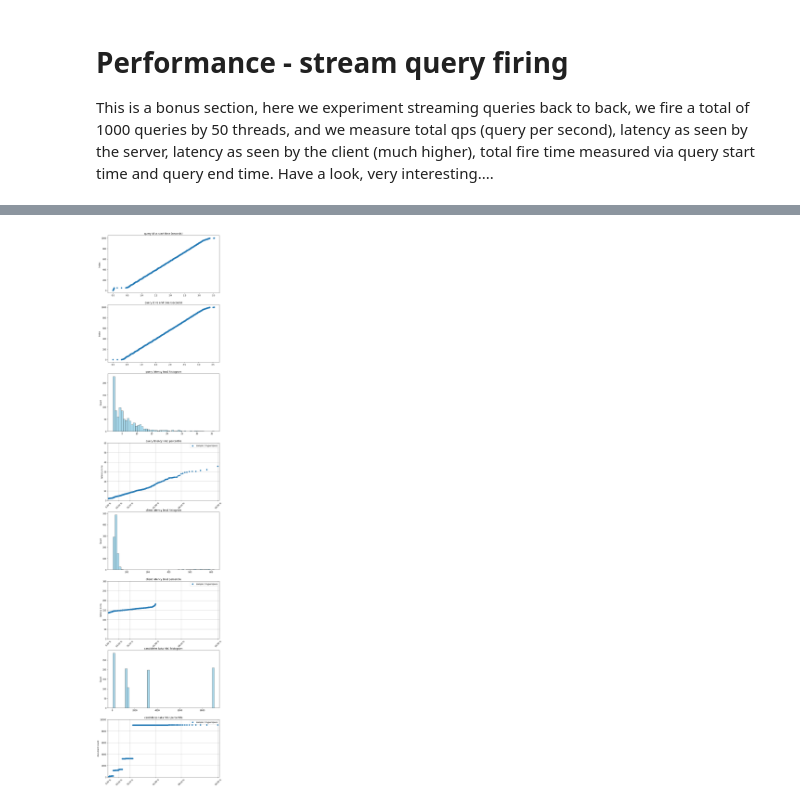
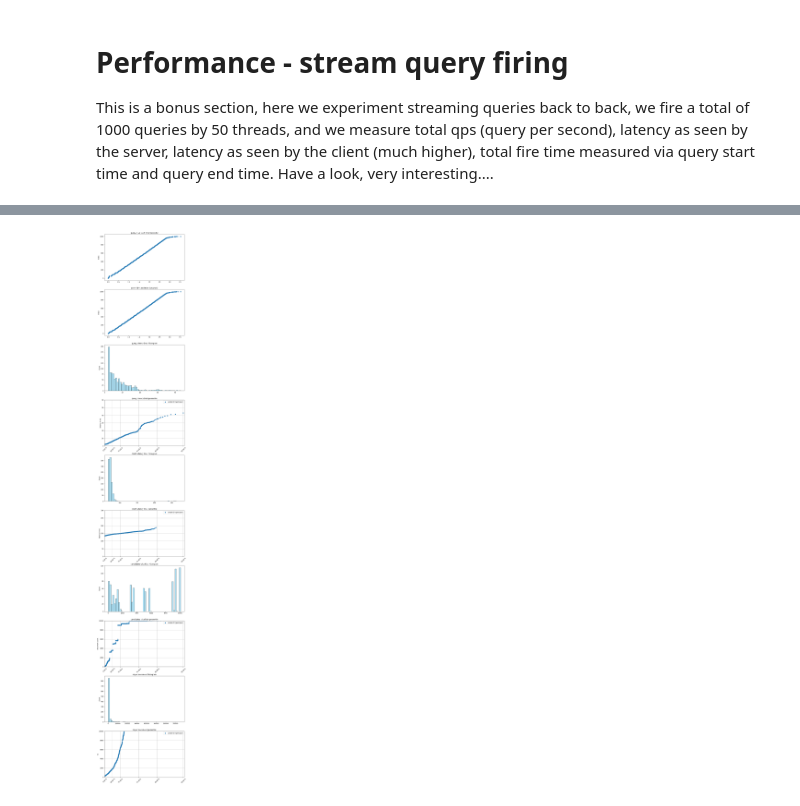
Before and after one commit to hyper-space-io/QuickStart, a Jupyter notebook: DataSets/CrimesInChicago/CrimesInChicago_ClassicSearch.ipynb, the cells around one changed output, grey strips where cells are left out. Cells and saved outputs as stored; diff of their text form; code cells hidden in the pictures.

```diff
--- a/DataSets/CrimesInChicago/CrimesInChicago_ClassicSearch.ipynb
+++ b/DataSets/CrimesInChicago/CrimesInChicago_ClassicSearch.ipynb
@@ -454,0 +420,17 @@ Aggregations :
+# %%
+
+max_doc_index = 99999
+doc_subset = []
+subset_doc_count = 100
+
+doc_subset = squery.gen_local_doc_subset(hyperspace_client, collection_name, doc_subset, max_doc_index, subset_doc_count)
+
+query_doc = squery.gen_query_doc(config, doc_subset, subset_doc_count )
+
+results = hyperspace_client.search({'params': query_doc},
+                                        size=30,
+                                        function_name='similarity_score_aggregations',
+                                        collection_name=collection_name)
+
+
+sfunc.print_results( results, collection_name )
@@ -549,7 +551,6 @@ print("Fired %8d queries in interval of :  %8.3f seconds, qps = %8.3f" % ( q_cou
 
 
 
-
 # Extract the kth element from each inner list
 q_start_times = [inner_list[1] for inner_list in all_results]
 q_end_times   = [inner_list[2] for inner_list in all_results]
@@ -557,12 +558,16 @@ q_client_seen_latency   = [inner_list[3] for inner_list in all_results]
 q_took_ms     = [inner_list[4] for inner_list in all_results]
 total_took_ms = sum(q_took_ms)
 q_candidates  = [inner_list[5] for inner_list in all_results] # aka hits
+q_took_ms_per_doc= [inner_list[4]/inner_list[5]*1e6 for inner_list in all_results] # aka hits
+
 total_q_candidates = sum(q_candidates)
 
+ns_per_doc = delta / total_q_candidates
 
 
 print("Total server latency                  :  %8.3f seconds"  % ( total_took_ms/1000))
 print("Total document visited                :  %8d "           % ( total_q_candidates))
+print("Time per document                     :  %8.3f nano seconds"  % ( ns_per_doc ))
 
 print('\033[0m \n')
 
@@ -581,8 +586,8 @@ x_values = list(range(len(sorted_q_start_times)))
 
 
 # Create a new figure
-plt.figure(figsize=(10, 50))
-plt.subplot(8, 1, 1)  # 2 rows, 1 column, first subplot
+plt.figure(figsize=(10, 70))
+plt.subplot(10, 1, 1)  # 2 rows, 1 column, first subplot
 
 # Plot the sorted elements as a scatter plot
 plt.scatter( sorted_q_start_times_zero, x_values)
@@ -592,7 +597,7 @@ plt.ylabel("Index")
 # plt.xlabel("query start time (sec)")
 plt.title(f"query id vs start time (seconds)")
 
-plt.subplot(8, 1, 2)  # 2 rows, 1 column, first subplot
+plt.subplot(10, 1, 2)  # 2 rows, 1 column, first subplot
 
 # Plot the sorted elements as a scatter plot
 plt.scatter( sorted_q_end_times_zero, x_values)
@@ -611,7 +616,7 @@ plt.title(f"query id vs end time (seconds)")
 ###########################################################
 ###########################################################
 
-plt.subplot(8, 1, 3)  # 2 rows, 1 column, first subplot
+plt.subplot(10, 1, 3)  # 2 rows, 1 column, first subplot
 
 
 plt.hist(sorted_q_took_ms, bins=50, color='skyblue', edgecolor='black', alpha=0.7)
@@ -619,7 +624,7 @@ plt.title(f"query latency (ms) histogram")
 plt.ylabel("Count")
 
 
-plt.subplot(8, 1, 4)  # 2 rows, 1 column, first subplot
+plt.subplot(10, 1, 4)  # 2 rows, 1 column, first subplot
 
 
 ###########################################################
@@ -657,7 +662,7 @@ sperc.do_percentile(input_dict)
 ###########################################################
 ###########################################################
 
-plt.subplot(8, 1, 5)  # 2 rows, 1 column, first subplot
+plt.subplot(10, 1, 5)  # 2 rows, 1 column, first subplot
 
 
 plt.hist(q_client_seen_latency, bins=50, color='skyblue', edgecolor='black', alpha=0.7)
@@ -665,7 +670,7 @@ plt.title(f"client latency (ms) histogram")
 plt.ylabel("Count")
 
 
-plt.subplot(8, 1, 6)  # 2 rows, 1 column, first subplot
+plt.subplot(10, 1, 6)  # 2 rows, 1 column, first subplot
 
 
 ###########################################################
@@ -704,7 +709,7 @@ sperc.do_percentile(input_dict)
 ###########################################################
 ###########################################################
 
-plt.subplot(8, 1, 7)  # 2 rows, 1 column, first subplot
+plt.subplot(10, 1, 7)  # 2 rows, 1 column, first subplot
 
 
 plt.hist(q_candidates, bins=50, color='skyblue', edgecolor='black', alpha=0.7)
@@ -712,7 +717,7 @@ plt.title(f"candidates (aka hits) histogram")
 plt.ylabel("Count")
 
 
-plt.subplot(8, 1, 8)  # 2 rows, 1 column, first subplot
+plt.subplot(10, 1, 8)  # 2 rows, 1 column, first subplot
 
 
 ###########################################################
@@ -742,6 +747,55 @@ input_dict = {
 
 sperc.do_percentile(input_dict)
 
+###########################################################
+###########################################################
+###########################################################
+# 2 views of took_ms per document
+###########################################################
+###########################################################
+###########################################################
+
+plt.subplot(10, 1, 9)  # 2 rows, 1 column, first subplot
+
+
+plt.hist(q_took_ms_per_doc, bins=50, color='skyblue', edgecolor='black', alpha=0.7)
+plt.title(f"ns per document histogram")
+plt.ylabel("Count")
+
+
+plt.subplot(10, 1, 10)  # 2 rows, 1 column, first subplot
+
+
+###########################################################
+###########################################################
+###########################################################
+
+# should come from external json file
+input_dict = {
+    "fig_title"    : "ns per document percentile",
+    "x_axis_label" : "",
+    "y_axis_label" : "ns",
+    "ylim"         : None,
+    "x_ticks"      : [0.0, 0.5, 0.75, 0.95, 0.99, 0.999],
+
+    "samples" : [
+    {
+    "legend" : "sample 1 hyperspace",
+    "data"   : q_took_ms_per_doc
+    }
+    ]
+}
+
+###########################################################
+###########################################################
+###########################################################
+
+
+sperc.do_percentile(input_dict)
+
+
+
+
 
 
 
@@ -768 +823 @@ Total document visited                :   2936220
-[figure, old version]
+[figure, new version]
```
Also changed, not shown: parts of 15 cells of this notebook.
